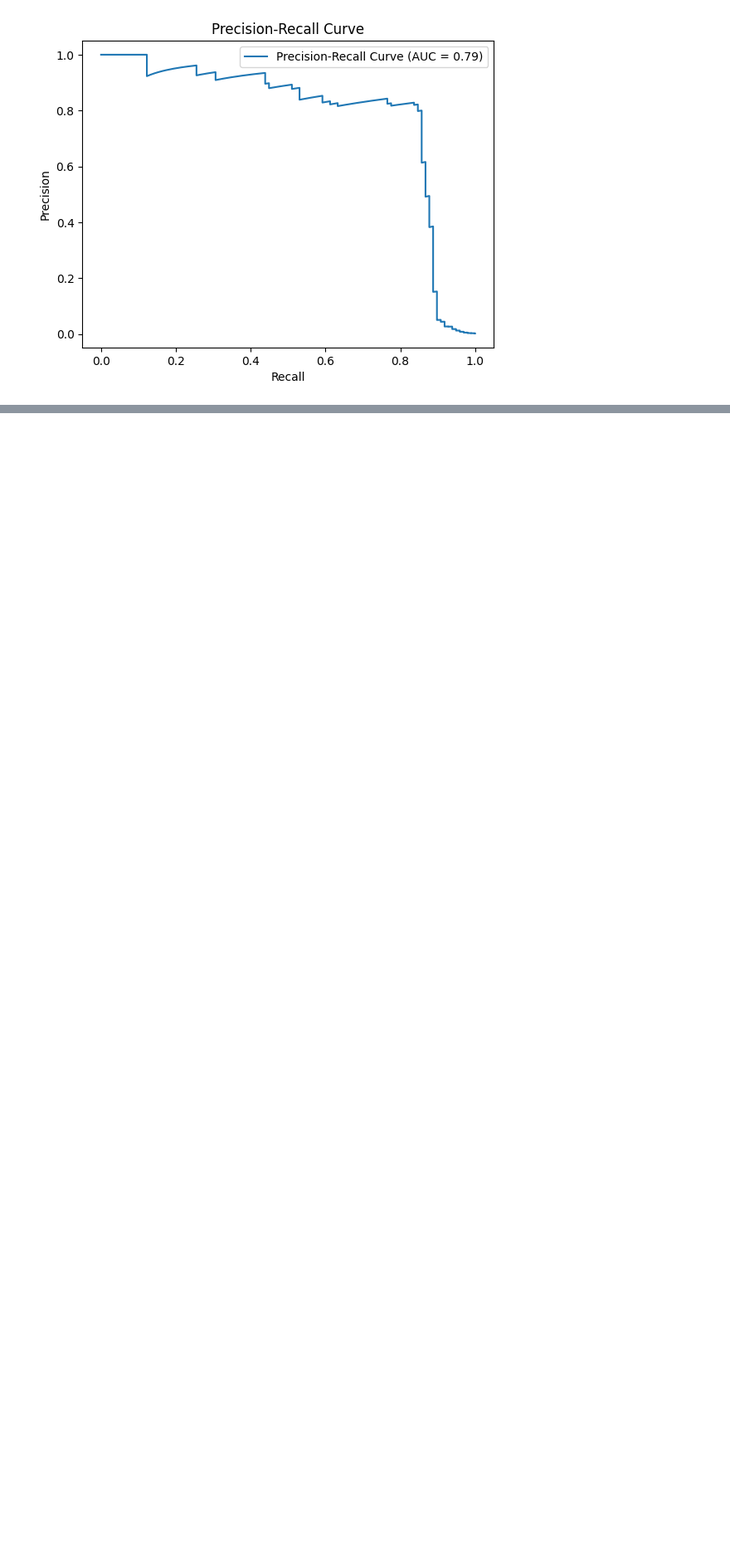
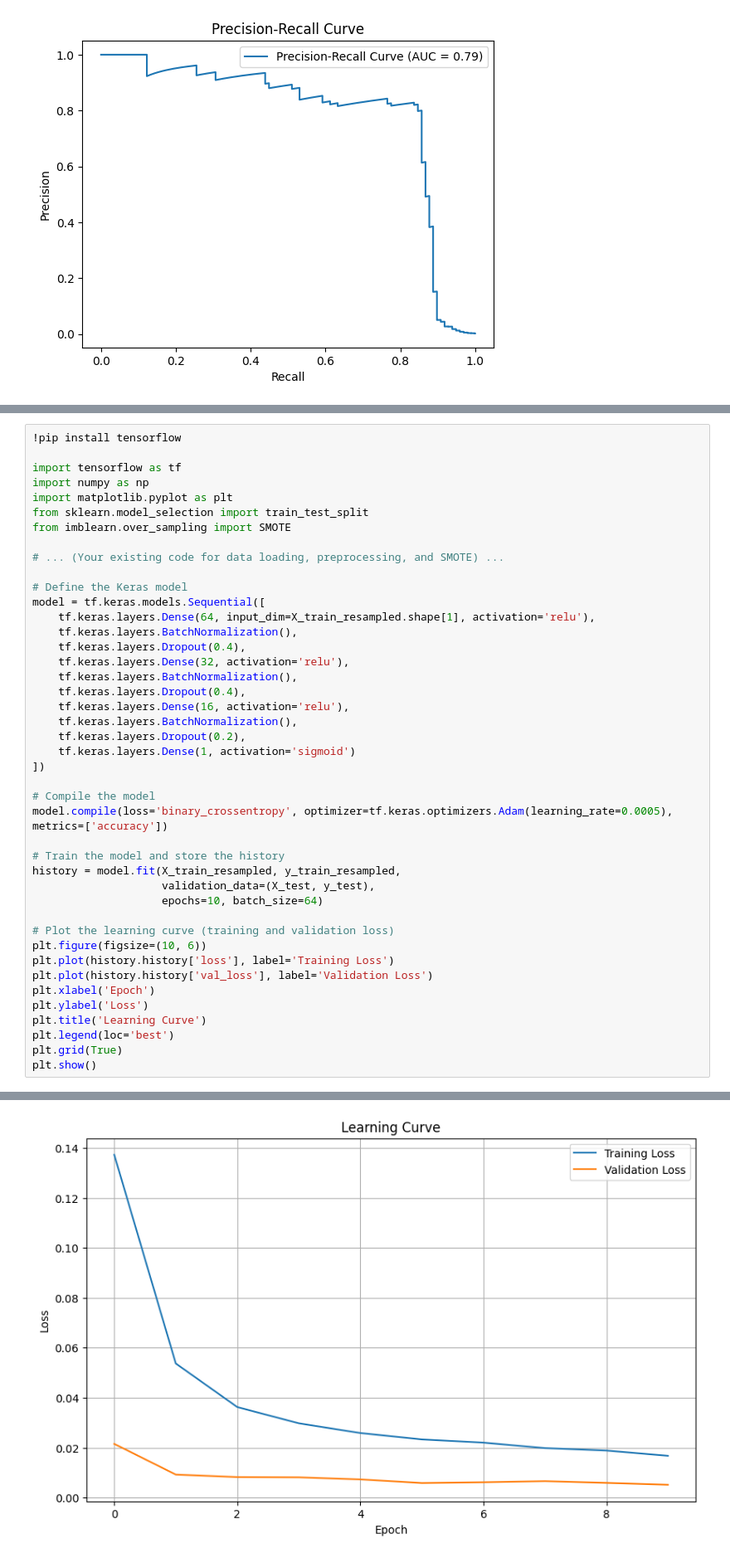
Before and after one commit to arjnmj/ML-Fraud-Detection, a Jupyter notebook: MODEL_4.ipynb, the cells around one changed output, grey strips where cells are left out. Shown at 83% size. Drawn from its saved outputs; the diff is of its cells as text; blank space fills up the shorter version.

```diff
--- a/MODEL_4.ipynb
+++ b/MODEL_4.ipynb
@@ -513,0 +482,44 @@ TypeError: Cannot clone object '<Sequential name=sequential_1, built=True>' (typ
+# %%
+!pip install tensorflow
+
+import tensorflow as tf
+import numpy as np
+import matplotlib.pyplot as plt
+from sklearn.model_selection import train_test_split
+from imblearn.over_sampling import SMOTE
+
+# ... (Your existing code for data loading, preprocessing, and SMOTE) ...
+
+# Define the Keras model
+model = tf.keras.models.Sequential([
+    tf.keras.layers.Dense(64, input_dim=X_train_resampled.shape[1], activation='relu'),
+    tf.keras.layers.BatchNormalization(),
+    tf.keras.layers.Dropout(0.4),
+    tf.keras.layers.Dense(32, activation='relu'),
+    tf.keras.layers.BatchNormalization(),
+    tf.keras.layers.Dropout(0.4),
+    tf.keras.layers.Dense(16, activation='relu'),
+    tf.keras.layers.BatchNormalization(),
+    tf.keras.layers.Dropout(0.2),
+    tf.keras.layers.Dense(1, activation='sigmoid')
+])
+
+# Compile the model
+model.compile(loss='binary_crossentropy', optimizer=tf.keras.optimizers.Adam(learning_rate=0.0005), metrics=['accuracy'])
+
+# Train the model and store the history
+history = model.fit(X_train_resampled, y_train_resampled,
+                    validation_data=(X_test, y_test),
+                    epochs=10, batch_size=64)
+
+# Plot the learning curve (training and validation loss)
+plt.figure(figsize=(10, 6))
+plt.plot(history.history['loss'], label='Training Loss')
+plt.plot(history.history['val_loss'], label='Validation Loss')
+plt.xlabel('Epoch')
+plt.ylabel('Loss')
+plt.title('Learning Curve')
+plt.legend(loc='best')
+plt.grid(True)
+plt.show()
+# %% [output]
@@ -513,0 +563 @@ TypeError: Cannot clone object '<Sequential name=sequential_1, built=True>' (typ
+[figure, added]
```
Also changed, not shown: parts of 4 cells of this notebook.
